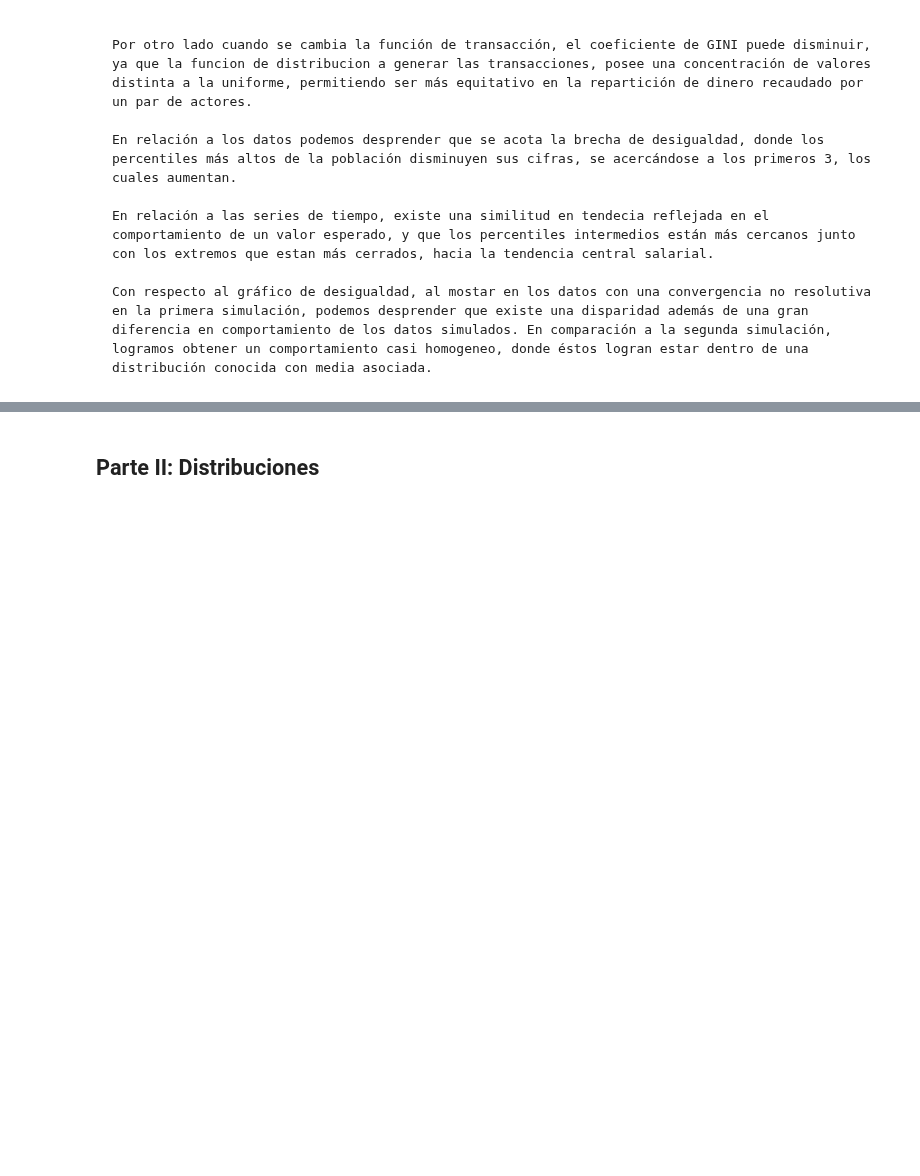
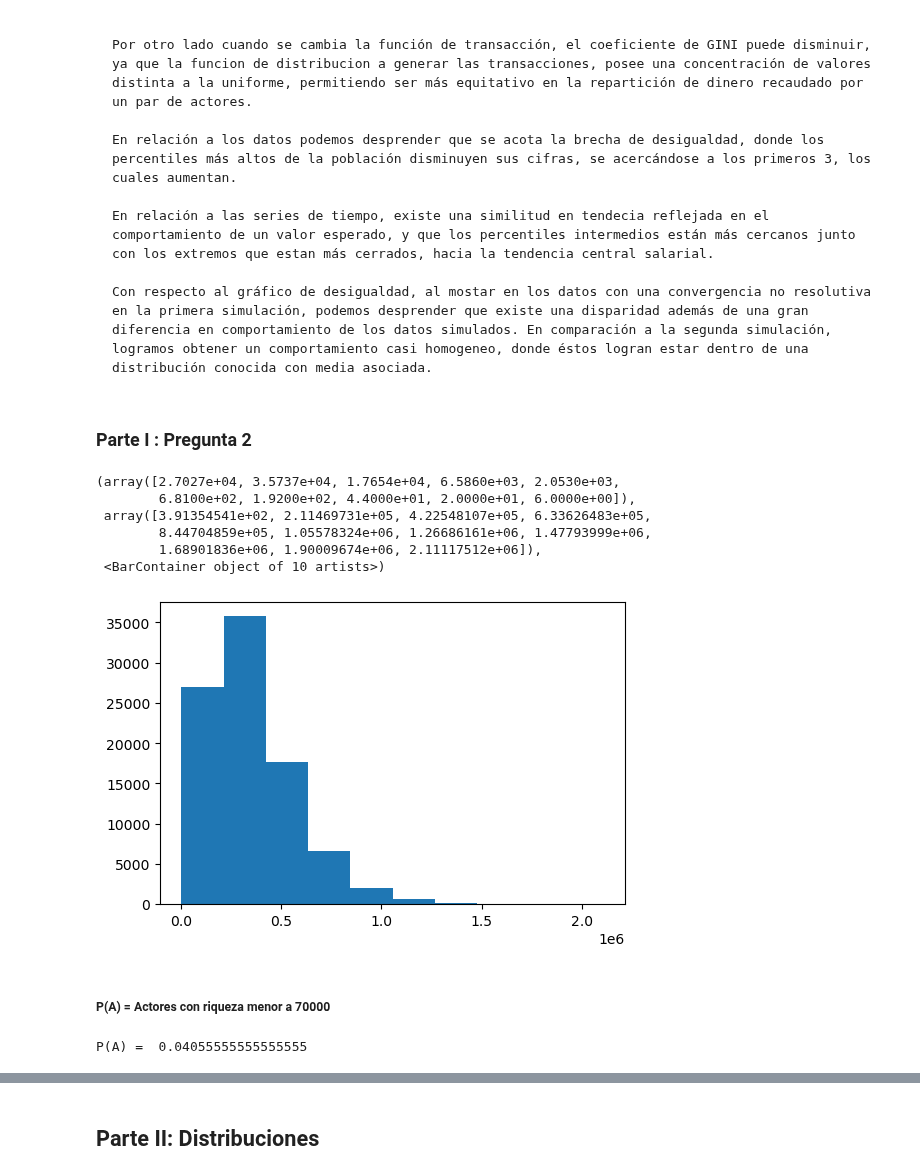
Before and after one commit to estebantejeda/INFO274, a Jupyter notebook: Proyecto/ProyectoUnidad1.ipynb, the cells around one changed output, grey strips where cells are left out. Drawn from its saved outputs; the diff is of its cells as text; code cells hidden in the pictures; blank space fills up the shorter version.

Commit message:
Terminado Parte I + dataset escogido

```diff
--- a/Proyecto/ProyectoUnidad1.ipynb
+++ b/Proyecto/ProyectoUnidad1.ipynb
@@ -292,3 +292,33 @@ show2(dinerop)
     En relación a las series de tiempo, existe una similitud en tendecia reflejada en el comportamiento de un valor esperado, y que los percentiles intermedios están más cercanos junto con los extremos que estan más cerrados, hacia la tendencia central salarial.
 
     Con respecto al gráfico de desigualdad, al mostar en los datos con una convergencia no resolutiva en la primera simulación, podemos desprender que existe una disparidad además de una gran diferencia en comportamiento de los datos simulados. En comparación a la segunda simulación, logramos obtener un comportamiento casi homogeneo, donde éstos logran estar dentro de una distribución conocida con media asociada.
+# %% [markdown]
+### Parte I : Pregunta 2
+# %%
+#Ejemplo simple de simular una población de 90000 actores,
+#con $350000 cada uno inicialmente y 6*150000 iteraciones:
+
+data=[]
+for pop in simula_TGR([350000] * 90000, 6*150000):
+    data=pop
+plt.hist(data)
+# %% [output]
+(array([2.7027e+04, 3.5737e+04, 1.7654e+04, 6.5860e+03, 2.0530e+03,
+        6.8100e+02, 1.9200e+02, 4.4000e+01, 2.0000e+01, 6.0000e+00]),
+ array([3.91354541e+02, 2.11469731e+05, 4.22548107e+05, 6.33626483e+05,
+        8.44704859e+05, 1.05578324e+06, 1.26686161e+06, 1.47793999e+06,
+        1.68901836e+06, 1.90009674e+06, 2.11117512e+06]),
+ <BarContainer object of 10 artists>)
+[figure, added]
+# %% [markdown]
+##### P(A) = Actores con riqueza menor a 70000
+# %%
+p_a = 0
+din_p_a=[]
+for i in data:
+    if i<70000:
+        p_a+=1
+        din_p_a.append(i)
+print(f"P(A) = ",p_a/len(data))
+# %% [output]
+P(A) =  0.04055555555555555
```
Also changed, not shown: parts of 9 cells of this notebook, 1 other file.
